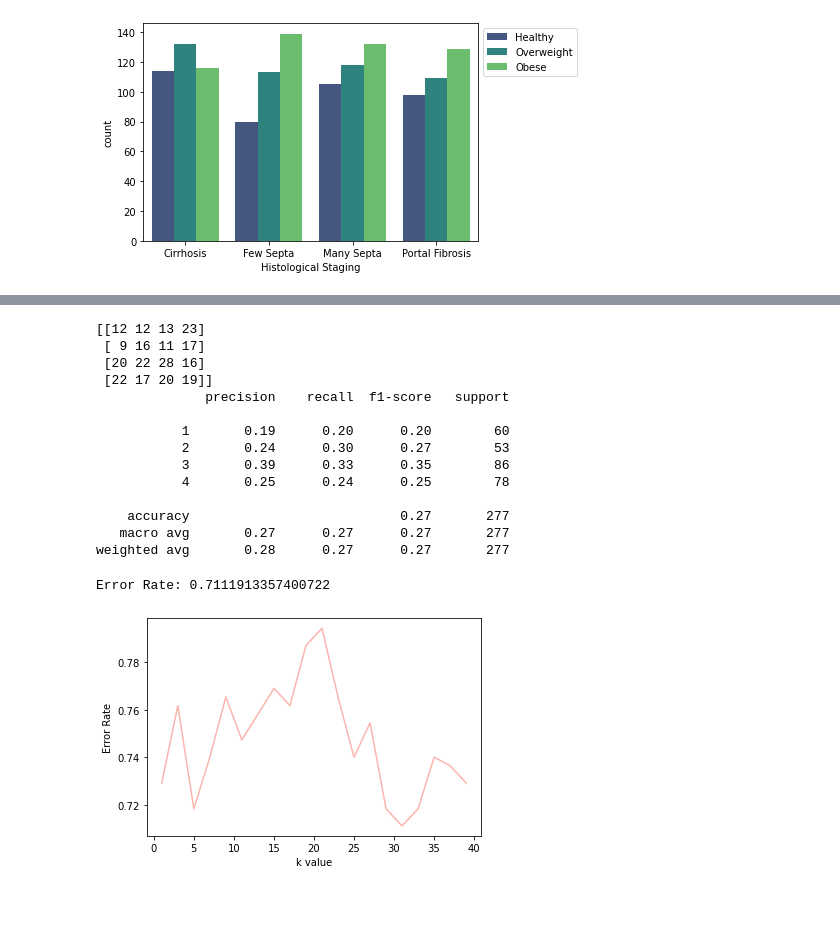
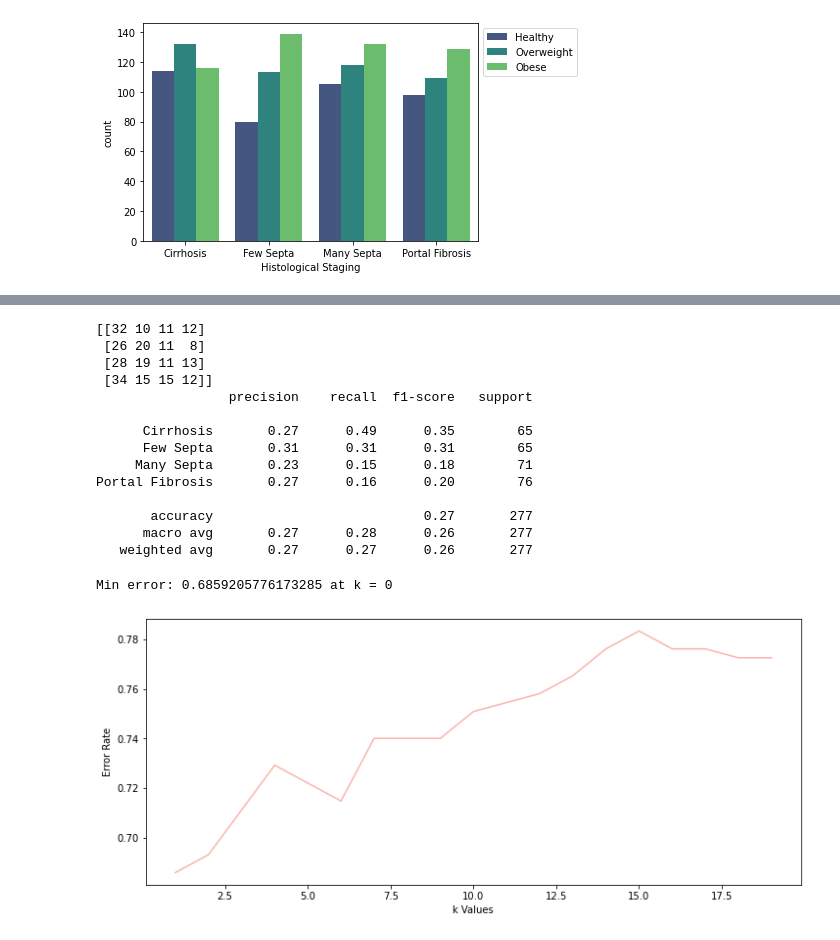
Before and after one commit to phganh/HCVpatientsDatasetVisualization-JupyterNotebook, a Jupyter notebook: projectReport1.ipynb, the cells around one changed output, grey strips where cells are left out. Cells and saved outputs as stored; diff of their text form; code cells hidden in the pictures; blank space fills up the shorter version.

```diff
--- a/projectReport1.ipynb
+++ b/projectReport1.ipynb
@@ -298,23 +302,23 @@ xtrSet, xpreDict, ytrSet, ypreDict = train_test_split(dataScled,data2['Baseline
 # %%
 # Apply KNN algorithm
-knn = KNeighborsClassifier(n_neighbors=1)
-knn.fit(xtrSet,ytrSet)
-pDict = knn.predict(xpreDict)
+knn = KNeighborsClassifier(n_neighbors = 4)
+knn.fit(training_x, training_y)
+predicting_y = knn.predict(testing_x)
 
-print(confusion_matrix(ypreDict,pDict))
-print(classification_report(ypreDict,pDict))
+print(confusion_matrix(testing_y, predicting_y))
+print(classification_report(testing_y, predicting_y))
 # %% [output]
-[[12 12 13 23]
- [ 9 16 11 17]
- [20 22 28 16]
- [22 17 20 19]]
-              precision    recall  f1-score   support
+[[32 10 11 12]
+ [26 20 11  8]
+ [28 19 11 13]
+ [34 15 15 12]]
+                 precision    recall  f1-score   support
 
-           1       0.19      0.20      0.20        60
-           2       0.24      0.30      0.27        53
-           3       0.39      0.33      0.35        86
-           4       0.25      0.24      0.25        78
+      Cirrhosis       0.27      0.49      0.35        65
+      Few Septa       0.31      0.31      0.31        65
+     Many Septa       0.23      0.15      0.18        71
+Portal Fibrosis       0.27      0.16      0.20        76
 
-    accuracy                           0.27       277
-   macro avg       0.27      0.27      0.27       277
-weighted avg       0.28      0.27      0.27       277
+       accuracy                           0.27       277
+      macro avg       0.27      0.28      0.26       277
+   weighted avg       0.27      0.27      0.26       277
@@ -321,21 +333,19 @@ weighted avg       0.28      0.27      0.27       277
 # %%
-# Predicted an accuracy is 27% which is not good ^
-# -> Finding the k of KNN algorithm with better min error %
-
-errorRate = []
-
-for i in range(1,40,2):
-    knn = KNeighborsClassifier(n_neighbors=i)
-    knn.fit(xtrSet,ytrSet)
-    i = knn.predict(xpreDict)
-    errorRate.append(np.mean(i != ypreDict))
-
-# Plot the error rate
-plt.plot(range(1,40,2),errorRate)
-plt.xlabel('k value')
-plt.ylabel('Error Rate')
-
-print("Error Rate:", min(errorRate))
+# Finding the optimal k value with the min error rate
+errorRate=[]
+for i in range(1, 20):
+    knn = KNeighborsClassifier(n_neighbors = i)
+    knn.fit(training_x, training_y)
+    predicting_i = knn.predict(testing_x)
+    errorRate.append(np.mean(predicting_i != testing_y))
-# %% [output]
-Error Rate: 0.7111913357400722
-[figure, removed]
+# %%
+# Plot the graph to see Error Rate vs k values
+plt.figure(figsize=(12,5))
+plt.plot(range(1,20), errorRate)
+plt.xlabel('k Values')
+plt.ylabel('Error Rate')
+
+print("Min error:", min(errorRate), "at k =", errorRate.index(min(errorRate)))
+# %% [output]
+Min error: 0.6859205776173285 at k = 0
+[figure, added]
```
Also changed, not shown: parts of 15 cells of this notebook.
